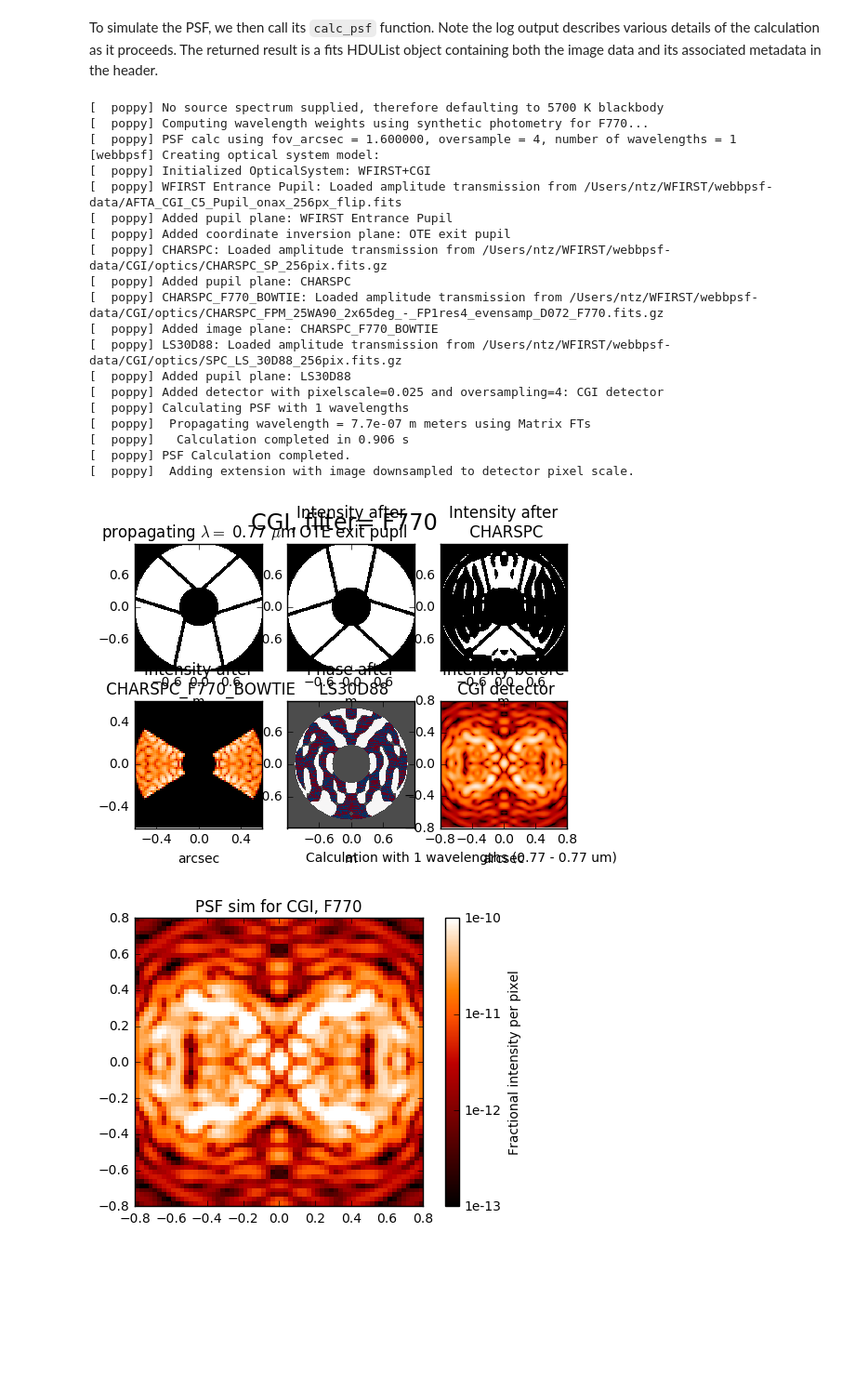
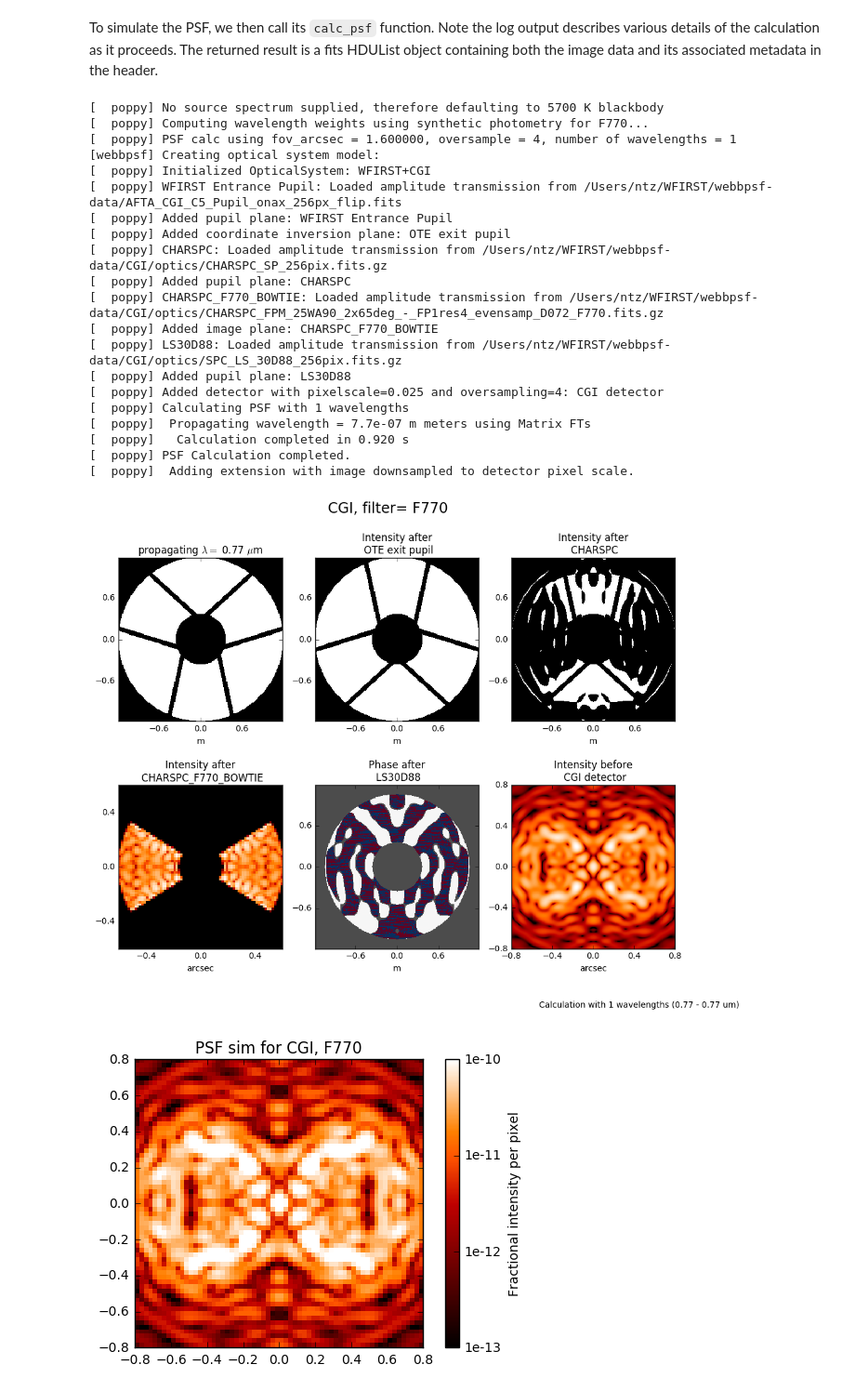
Before and after one commit to spacetelescope/webbpsf, a Jupyter notebook: notebooks/wfirst_cgi_demo.ipynb, the cells around one changed output. Shown at 93% size. Saved outputs shown, nothing was run; the diff lists cells and outputs as text; code cells hidden in the pictures; blank space fills up the shorter version.

Commit message:
improved explanatory notes and incorporated the Poppy calc_datacube function

```diff
--- a/notebooks/wfirst_cgi_demo.ipynb
+++ b/notebooks/wfirst_cgi_demo.ipynb
@@ -86,29 +87,30 @@ char_spc.display()
 # %% [markdown]
 To simulate the PSF, we then call its ``calc_psf`` function.  Note the log output describes various details of the calculation as it proceeds. The returned result is a fits HDUList object containing both the image data and its associated metadata in the header.
 # %%
+plt.figure(figsize=(12,9))
 mono_char_spc_psf = char_spc.calc_psf(nlambda=1, fov_arcsec=1.6, display=True)
 # %% [output]
 [  poppy] No source spectrum supplied, therefore defaulting to 5700 K blackbody
 [  poppy] Computing wavelength weights using synthetic photometry for F770...
 [  poppy] PSF calc using fov_arcsec = 1.600000, oversample = 4, number of wavelengths = 1
 [webbpsf] Creating optical system model:
 [  poppy] Initialized OpticalSystem: WFIRST+CGI
 [  poppy] WFIRST Entrance Pupil: Loaded amplitude transmission from /Users/ntz/WFIRST/webbpsf-data/AFTA_CGI_C5_Pupil_onax_256px_flip.fits
 [  poppy] Added pupil plane: WFIRST Entrance Pupil
 [  poppy] Added coordinate inversion plane: OTE exit pupil
 [  poppy] CHARSPC: Loaded amplitude transmission from /Users/ntz/WFIRST/webbpsf-data/CGI/optics/CHARSPC_SP_256pix.fits.gz
 [  poppy] Added pupil plane: CHARSPC
 [  poppy] CHARSPC_F770_BOWTIE: Loaded amplitude transmission from /Users/ntz/WFIRST/webbpsf-data/CGI/optics/CHARSPC_FPM_25WA90_2x65deg_-_FP1res4_evensamp_D072_F770.fits.gz
 [  poppy] Added image plane: CHARSPC_F770_BOWTIE
 [  poppy] LS30D88: Loaded amplitude transmission from /Users/ntz/WFIRST/webbpsf-data/CGI/optics/SPC_LS_30D88_256pix.fits.gz
 [  poppy] Added pupil plane: LS30D88
 [  poppy] Added detector with pixelscale=0.025 and oversampling=4: CGI detector
 [  poppy] Calculating PSF with 1 wavelengths
 [  poppy]  Propagating wavelength = 7.7e-07 m meters using Matrix FTs
-[  poppy]   Calculation completed in 0.906 s
+[  poppy]   Calculation completed in 0.920 s
 [  poppy] PSF Calculation completed.
 [  poppy]  Adding extension with image downsampled to detector pixel scale.
-[figure, old version]
+[figure, new version]
 # %%
 webbpsf.display_psf(mono_char_spc_psf,ext=1,vmin=1e-13, vmax=1e-10)
 # %% [output]
```
Also changed, not shown: parts of 5 cells of this notebook.
